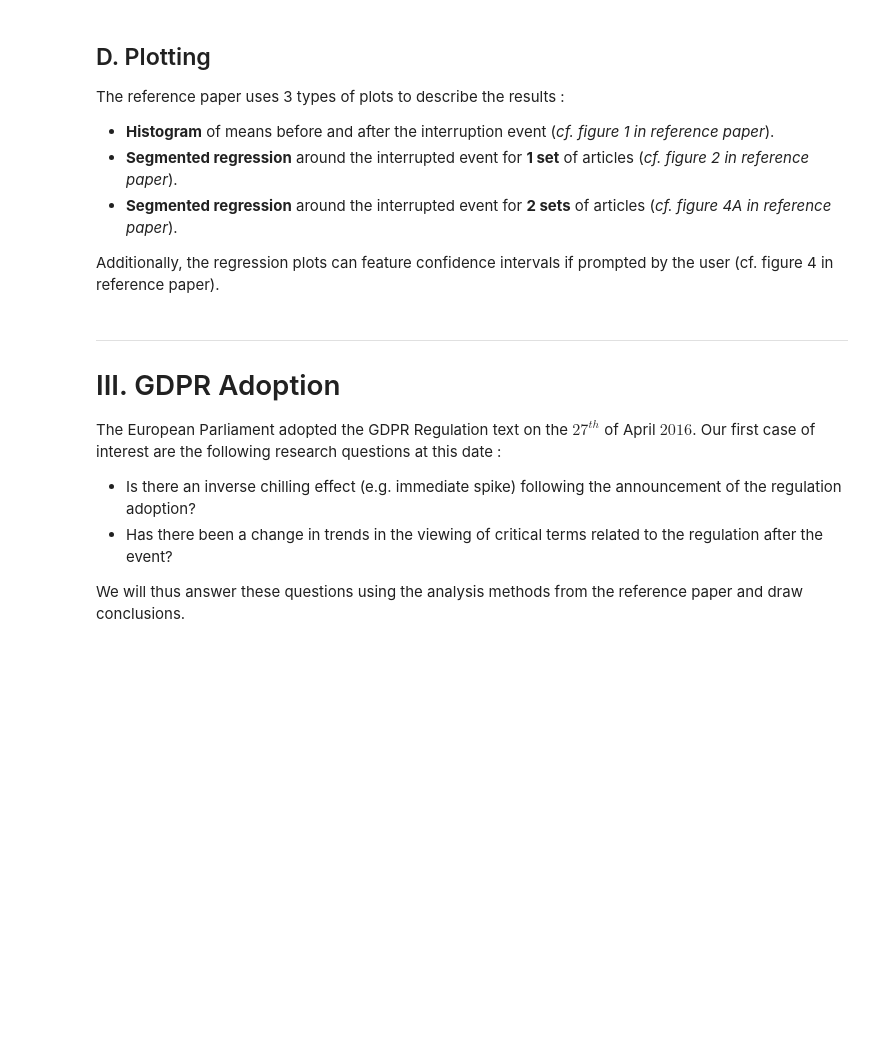
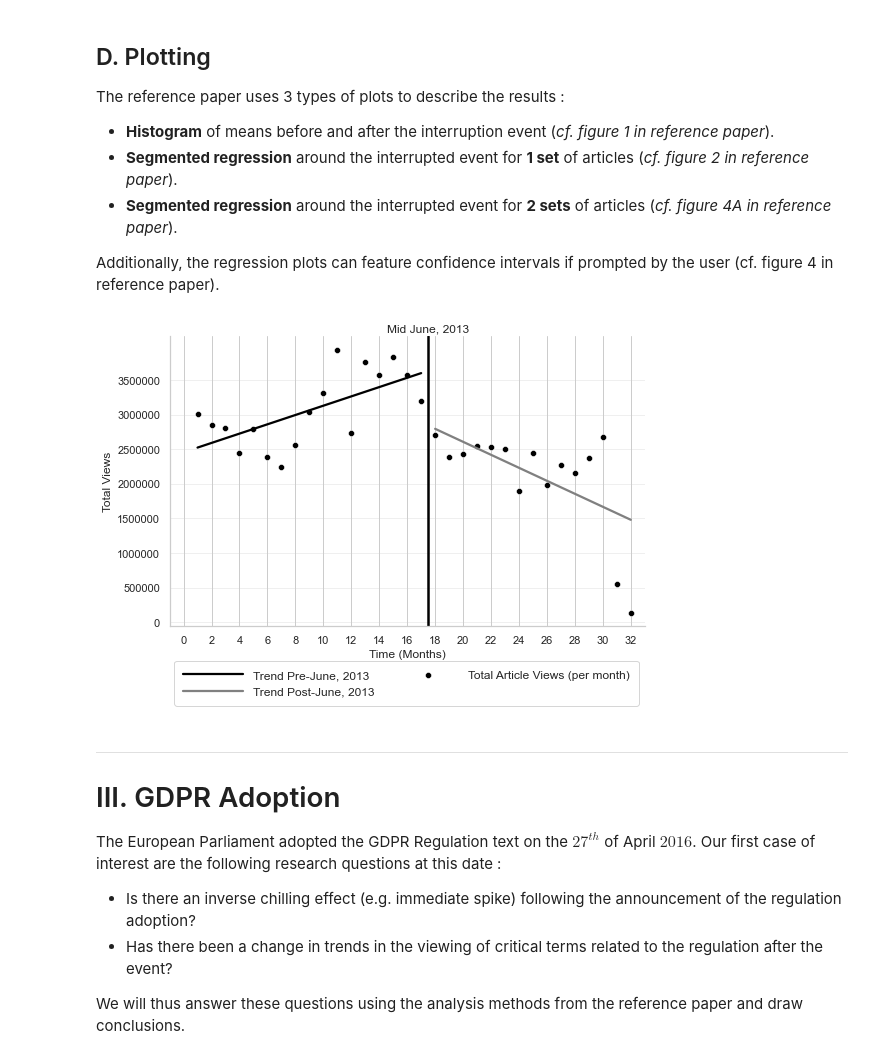
Before and after one commit to epfl-ada/ada-2020-project-milestone-p3-p3_studybuddy, a Jupyter notebook: MilestoneP3.ipynb, the cells around one changed output. Saved outputs shown, nothing was run; the diff lists cells and outputs as text; code cells hidden in the pictures; blank space fills up the shorter version.

Commit message:
added barplot for means and tested everyhting until segmented_reg_1_set included

```diff
--- a/MilestoneP3.ipynb
+++ b/MilestoneP3.ipynb
@@ -234,25 +270,10 @@ def segmented_reg_1_set(df, interruption, verbose=False, ytick_step=5e5, narts=N
     narts : int (default: None)
         Number of articles summed in the monthly Pageviews. Used for the legend.
     """
-    # Dividing dataset and excluding the revelations date
-    revelations = pd.to_datetime(interruption)
+    # Divide around interruption
+    pre, post = divide_around_interruption(df, interruption, verbose=verbose)
 
-    # Creating both datasets
-    pre = df.loc[df.index < revelations]
-    post = df.loc[df.index > revelations]
-    if verbose :
-        print("Pre-interruption pageviews:\n", pre.head())
-        print("\nPost-interruption pageviews:\n", post.head())
-
-    # Verifying operation
-    if verbose :
-        print("Verifying coherence for split around interruption date...")
-    assert(df.size == (pre.size + post.size))
-    if verbose :
-        print(df.size == (pre.size + post.size))
-
-    ##########################################################
-    # Plotting
+    ## Plotting
 
     # Create dataframe with both periods identified
     concatenated = pd.concat([
@@ -272,35 +293,39 @@ def segmented_reg_1_set(df, interruption, verbose=False, ytick_step=5e5, narts=N
     #### TODO use computed regression !
     # Creating the regressions for both periods
     g.map(sns.regplot, "Months", "Pageviews", ci=None, robust=1, scatter=False)
 
     # Adding the scatter data separately
     g.map(sns.scatterplot,  "Months", "Pageviews", color="black")
 
     # Configuring the axes to fit the data
     plt.xticks(np.arange(0, concatenated.shape[0]+2, 2), np.arange(0, concatenated.shape[0]+2, 2, dtype=int))
-    ymin, ymax = floor(concatenated['Pageviews'].min()/ytick_step)*ytick_step, floor(concatenated['Pageviews'].max()/ytick_step +1)*ytick_step
+    ymin, ymax = np.floor(concatenated['Pageviews'].min()/ytick_step)*ytick_step, np.floor(concatenated['Pageviews'].max()/ytick_step +1)*ytick_step
     plt.yticks(np.arange(ymin, ymax, ytick_step), np.arange(ymin, ymax, ytick_step, dtype=int))
 
     # Configuring the labels to be as on paper
     plt.ylabel("Total Views"+ ( '('+narts+' Wikiğedia Articles)' if narts else ''))
     plt.xlabel("Time (Months)")
 
     # Adding grid to be as on paper
     plt.grid(True, which='major', axis='y', alpha=0.3)
 
     # Creating legend
-    rev_date=revelations.month_name()+' '+revelations.year
+    rev_date= pd.to_datetime(interruption).month_name()+', '+str(pd.to_datetime(interruption).year)
     legend = plt.legend(labels=["Trend Pre-"+rev_date, "Trend Post-"+rev_date, "Total Article Views (per month)"],
                         bbox_to_anchor=[1,-0.1], fontsize='medium',
                         ncol=2, borderpad=0.75, handlelength=5)
 
     # Adding June 2013 line identifier
     plt.text(17.5,4.2e6,'Mid '+rev_date,horizontalalignment='center')
     plt.axvline(17.5, linewidth=2.5, color='black')
 
     plt.show()
 
     return None
+
+segmented_reg_1_set(m_data,'2013-06-06')
+# %% [output]
+[figure, added]
 # %%
 ## TODO Compute plotting for 2 sets
 # %% [markdown]
```
Also changed, not shown: parts of 2 cells of this notebook.
